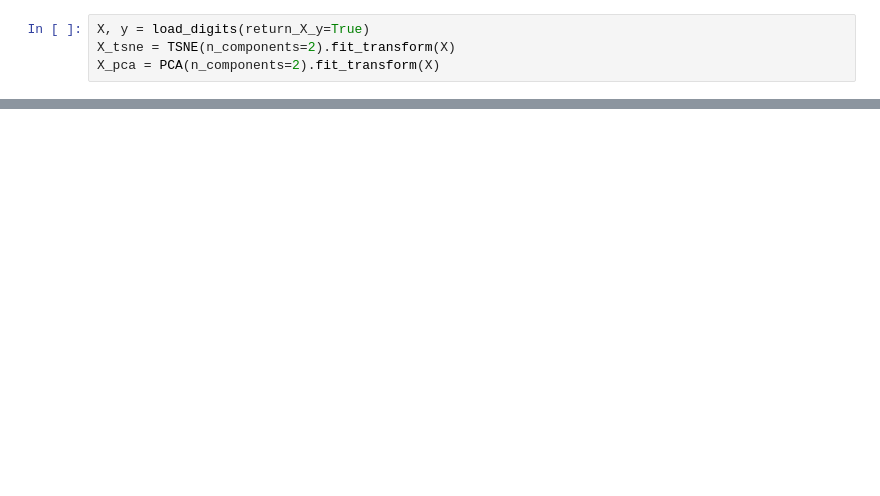
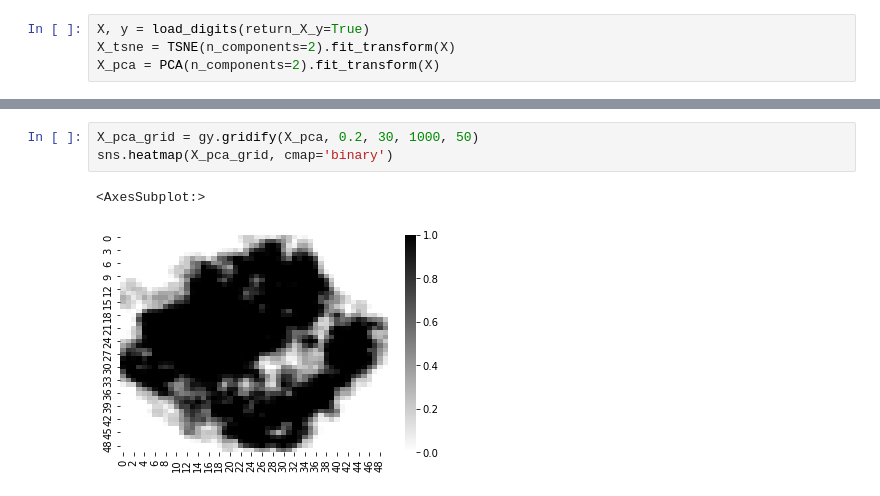
Before and after one commit to HyunWookL/cluster-ambiguity, a Jupyter notebook: cambiguity/test.ipynb, the cells around one changed output, grey strips where cells are left out. Drawn from its saved outputs; the diff is of its cells as text; blank space fills up the shorter version.

```diff
--- a/cambiguity/test.ipynb
+++ b/cambiguity/test.ipynb
@@ -23,0 +40,6 @@ sns.heatmap(X_tsne_grid, cmap='binary')
+# %%
+X_pca_grid = gy.gridify(X_pca, 0.2, 30, 1000, 50)
+sns.heatmap(X_pca_grid, cmap='binary')
+# %% [output]
+<AxesSubplot:>
+[figure, added]
```
Also changed, not shown: parts of 4 cells of this notebook, 1 other file.
